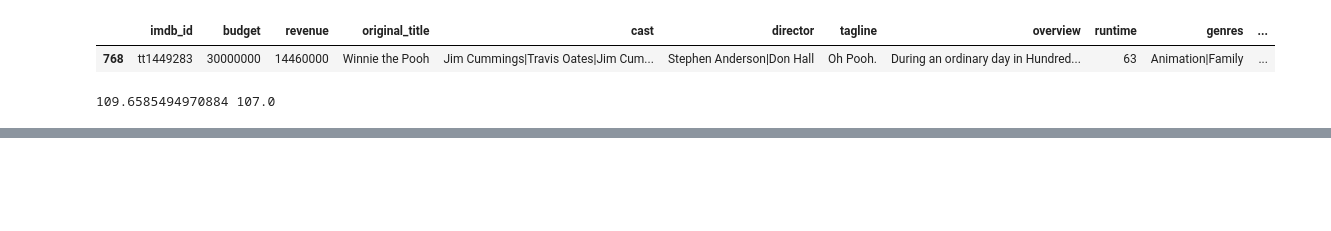
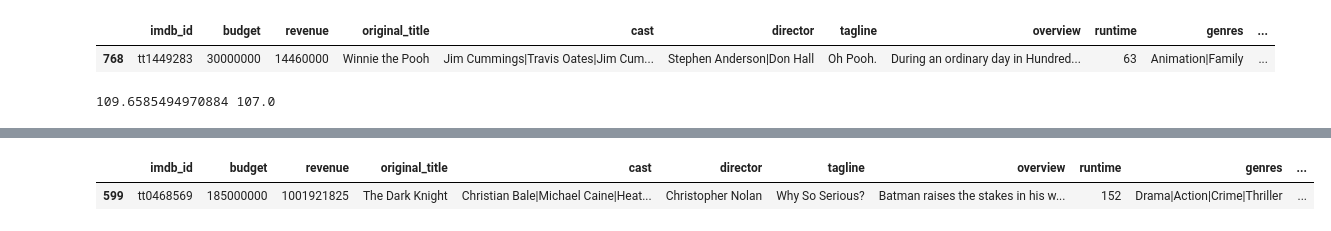
Before and after one commit to DenysMelnyk6/Projects, a Jupyter notebook: module_1/Movies_IMBD_v5_analysis.ipynb, the cells around one changed output, grey strips where cells are left out. Drawn from its saved outputs; the diff is of its cells as text; code cells hidden in the pictures; blank space fills up the shorter version.

```diff
--- a/module_1/Movies_IMBD_v5_analysis.ipynb
+++ b/module_1/Movies_IMBD_v5_analysis.ipynb
@@ -76,0 +109,13 @@ question_6.loc[data['profit'] == data['profit'].max()]
+# %%
+question_9 = data.loc[(data['original_title'].isin
+                       (['Madagascar: Escape 2 Africa',
+                        'Iron Man',
+                        'Kung Fu Panda',
+                       "The Dark Knight",
+                       'Mamma Mia!'])) &
+                     (data['release_year'] == 2008)]
+
+question_9.loc[question_9['profit'] == question_9['profit'].max()]
+# %% [output]
+|  | imdb_id | budget | revenue | original_title | cast | director | tagline | overview | runtime | genres | ... |
+| 599 | tt0468569 | 185000000 | 1001921825 | The Dark Knight | Christian Bale|Michael Caine|Heat... | Christopher Nolan | Why So Serious? | Batman raises the stakes in his w... | 152 | Drama|Action|Crime|Thriller | ... |
```
Also changed, not shown: parts of 4 cells of this notebook.
